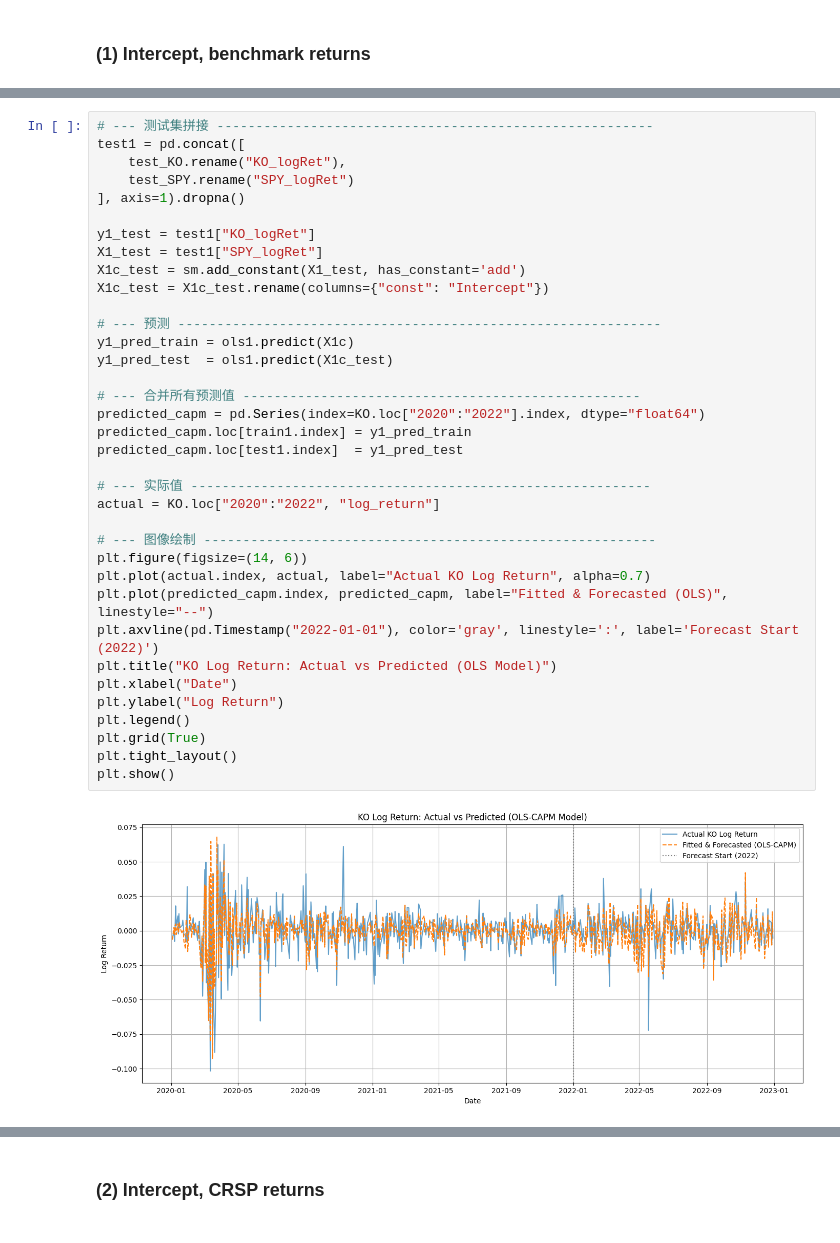
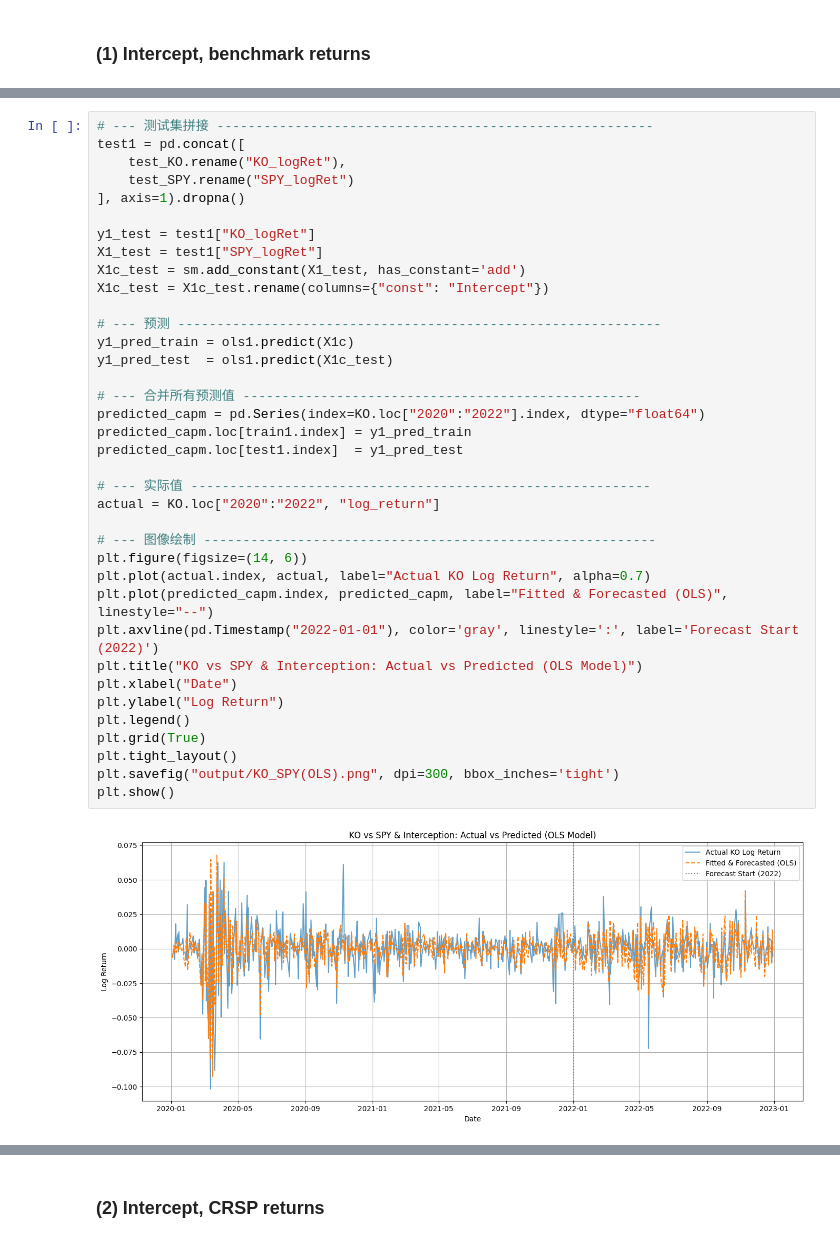
Before and after one commit to CYXNBNBNB/AD685-Quantitative-Methods-for-Finance, a Jupyter notebook: AD685 OLS Regression HAC.ipynb, the cells around one changed output, grey strips where cells are left out. Cells and saved outputs as stored; diff of their text form.

```diff
--- a/AD685 OLS Regression HAC.ipynb
+++ b/AD685 OLS Regression HAC.ipynb
@@ -467,35 +469,36 @@ test1 = pd.concat([
 
 y1_test = test1["KO_logRet"]
 X1_test = test1["SPY_logRet"]
 X1c_test = sm.add_constant(X1_test, has_constant='add')
 X1c_test = X1c_test.rename(columns={"const": "Intercept"})
 
 # --- 预测 --------------------------------------------------------------
 y1_pred_train = ols1.predict(X1c)
 y1_pred_test  = ols1.predict(X1c_test)
 
 # --- 合并所有预测值 ---------------------------------------------------
 predicted_capm = pd.Series(index=KO.loc["2020":"2022"].index, dtype="float64")
 predicted_capm.loc[train1.index] = y1_pred_train
 predicted_capm.loc[test1.index]  = y1_pred_test
 
 # --- 实际值 -----------------------------------------------------------
 actual = KO.loc["2020":"2022", "log_return"]
 
 # --- 图像绘制 ----------------------------------------------------------
 plt.figure(figsize=(14, 6))
 plt.plot(actual.index, actual, label="Actual KO Log Return", alpha=0.7)
 plt.plot(predicted_capm.index, predicted_capm, label="Fitted & Forecasted (OLS)", linestyle="--")
 plt.axvline(pd.Timestamp("2022-01-01"), color='gray', linestyle=':', label='Forecast Start (2022)')
-plt.title("KO Log Return: Actual vs Predicted (OLS Model)")
+plt.title("KO vs SPY & Interception: Actual vs Predicted (OLS Model)")
 plt.xlabel("Date")
 plt.ylabel("Log Return")
 plt.legend()
 plt.grid(True)
 plt.tight_layout()
+plt.savefig("output/KO_SPY(OLS).png", dpi=300, bbox_inches='tight')
 plt.show()
 # %% [output]
-[figure, old version]
+[figure, new version]
 # %%
 # Newey-West (lag = 1)
 s1 = ols1.get_robustcov_results(cov_type='HAC', maxlags=1)
```
Also changed, not shown: parts of 19 cells of this notebook, 10 other files.
